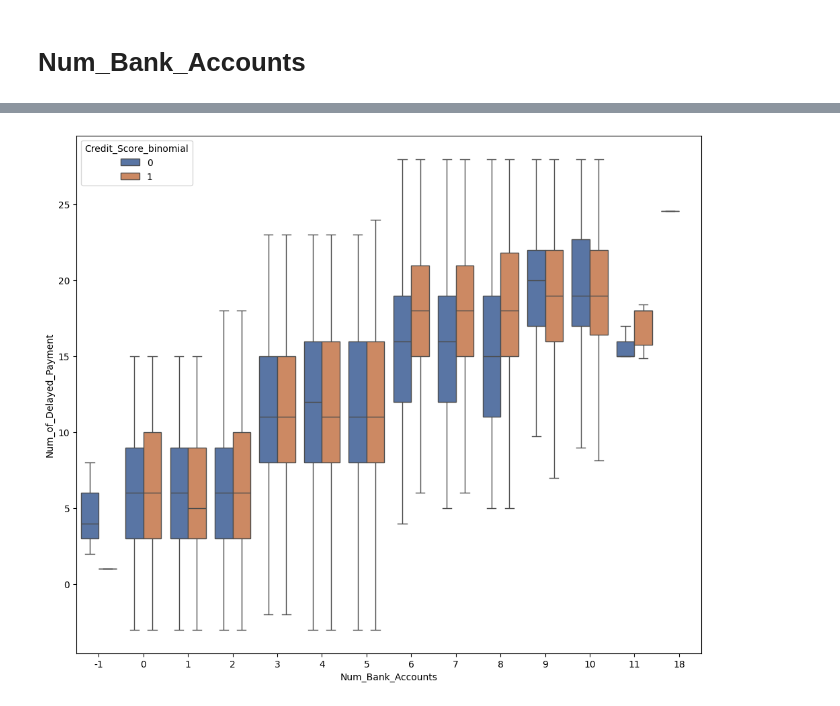
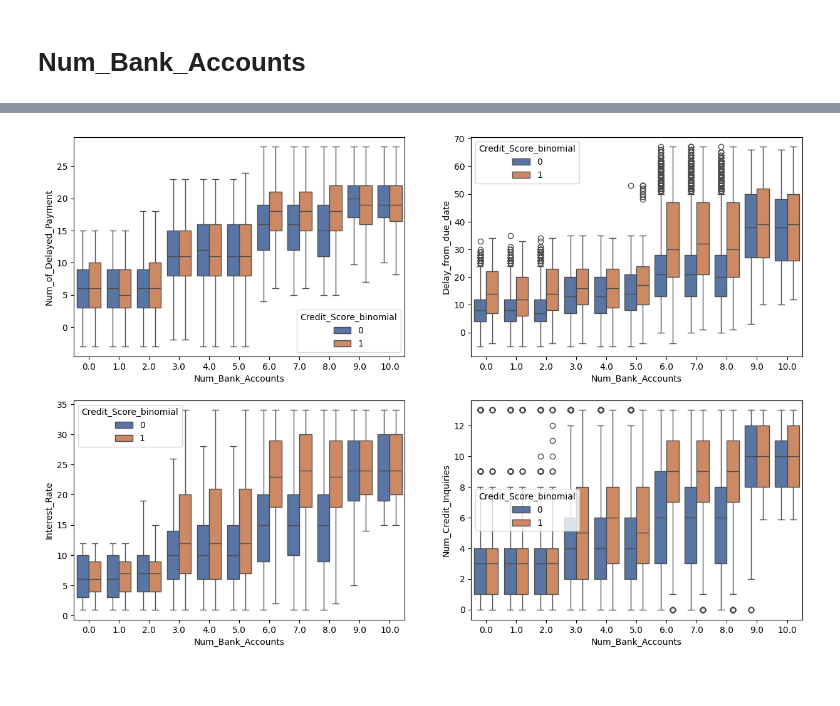
Before and after one commit to FerCorcuera/Credit-Score-Classification, a Jupyter notebook: notebooks/03_feature_engineering.ipynb, the cells around one changed output, grey strips where cells are left out. Cells and saved outputs as stored; diff of their text form; code cells hidden in the pictures.

Commit message:
feature_engineeringi: creaing correlation function and analizying interest rates

```diff
--- a/notebooks/03_feature_engineering.ipynb
+++ b/notebooks/03_feature_engineering.ipynb
@@ -5,6 +5,14 @@
 # from xgboost import XGBClassifier
 # from sklearn.ensemble import RandomForestClassifier
 # from lightgbm import LGBMClassifier
+from pathlib import Path
+import sys
+
+PROJECT_ROOT = Path.cwd().parent
+DATA_DIR = PROJECT_ROOT / "data"
+
+if str(PROJECT_ROOT) not in sys.path:
+    sys.path.append(str(PROJECT_ROOT))
 
 from sklearn.preprocessing import TargetEncoder
 from sklearn.compose import ColumnTransformer
@@ -28,9 +36,7 @@ import seaborn as sns
 from dython.nominal import associations
 from matplotlib import pyplot as plt
 
-import os
-
-os.chdir("..")
+from src.utils import correlation_analysis
 # %%
 sns.set_palette("deep")
 # %% [markdown]
@@ -38,7 +44,7 @@ sns.set_palette("deep")
 # %%
 pd.set_option("display.max_columns", None)
 # %%
-df = pd.read_csv("data/df_cleaned.csv")
+df = pd.read_csv(DATA_DIR / "df_cleaned.csv")
 
 display(df.head())
 # %% [output]
@@ -288,5 +245,0 @@ Mean of bad creidt score in the entire data: 0.28998
-# %%
-df = df.sort_values(by="Num_Bank_Accounts_str")
-df["Num_Bank_Accounts_str"] = np.where(
-    df["Num_Bank_Accounts"] > 10, 10000, df["Num_Bank_Accounts"]
-)
@@ -356,12 +266,39 @@ analysis[analysis["correlation"] >= 0.4]
 # %%
-plt.figure(figsize=(12, 10))
+fig, axes = plt.subplots(2, 2, figsize=(15, 10))
 sns.boxplot(
-    df[df["Num_Bank_Accounts"] <= 20],
+    df,
     x="Num_Bank_Accounts",
     y="Num_of_Delayed_Payment",
     showfliers=False,
     hue="Credit_Score_binomial",
+    ax=axes[0, 0],
 )
+
+sns.boxplot(
+    df,
+    x="Num_Bank_Accounts",
+    y="Delay_from_due_date",
+    hue="Credit_Score_binomial",
+    ax=axes[0, 1],
+)
+
+sns.boxplot(
+    df,
+    x="Num_Bank_Accounts",
+    y="Interest_Rate",
+    hue="Credit_Score_binomial",
+    ax=axes[1, 0],
+    showfliers=False,
+)
+
+sns.boxplot(
+    df,
+    x="Num_Bank_Accounts",
+    y="Num_Credit_Inquiries",
+    hue="Credit_Score_binomial",
+    ax=axes[1, 1],
+)
+
 plt.show()
 # %% [output]
-[figure, old version]
+[figure, new version]
```
Also changed, not shown: parts of 21 cells of this notebook, 2 other files.
